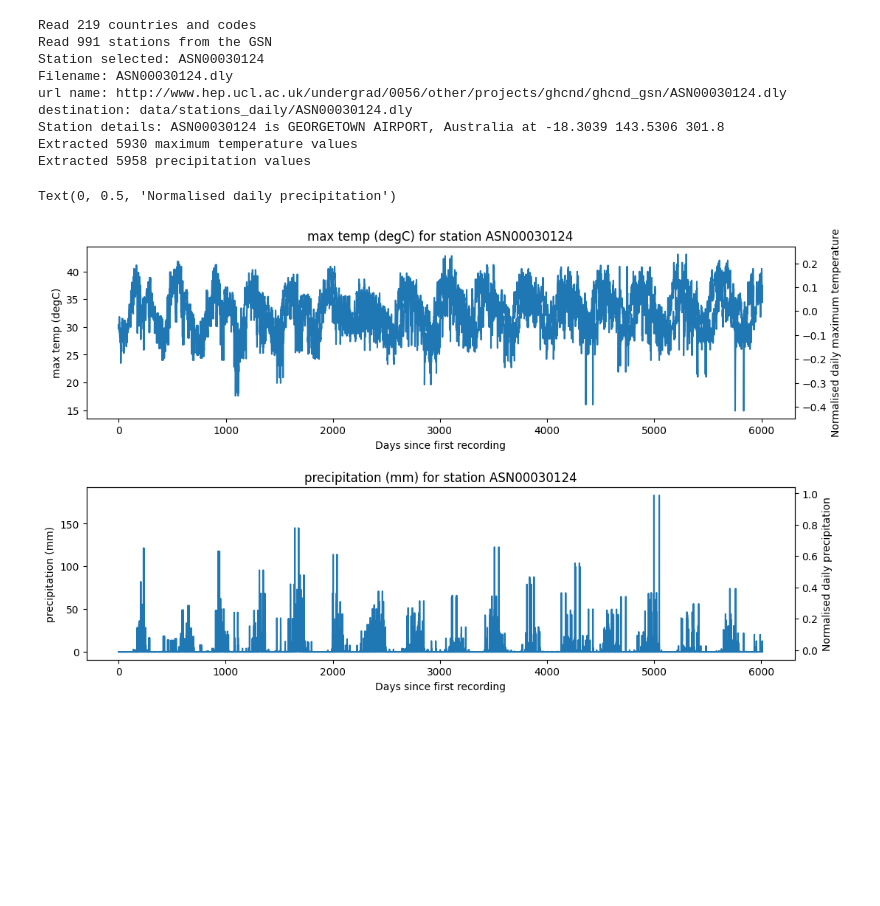
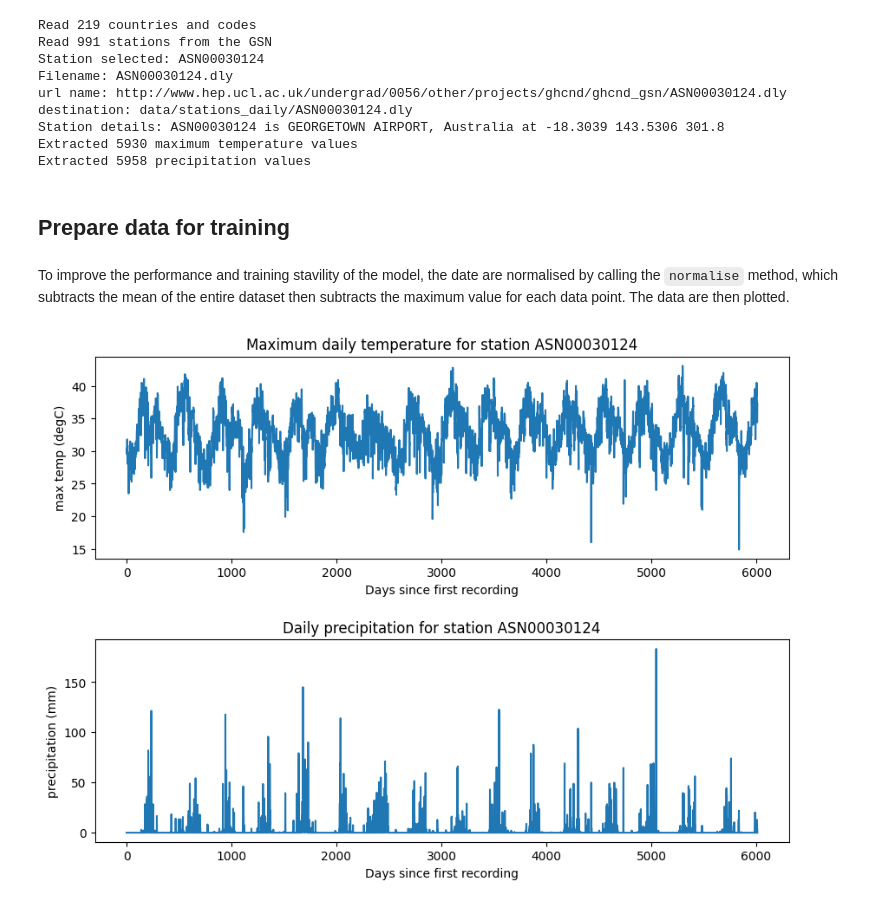
Before and after one commit to rhtweedie/ghcnd_ml, a Jupyter notebook: RNN_multi_var.ipynb, the cells around one changed output. Saved outputs shown, nothing was run; the diff lists cells and outputs as text; code cells hidden in the pictures; blank space fills up the shorter version.

```diff
--- a/RNN_multi_var.ipynb
+++ b/RNN_multi_var.ipynb
@@ -101,40 +109,37 @@ destination: data/stations_daily/ASN00030124.dly
 Station details: ASN00030124 is GEORGETOWN AIRPORT, Australia at -18.3039 143.5306 301.8
 Extracted 5930 maximum temperature values
 Extracted 5958 precipitation values
+# %% [markdown]
+## Prepare data for training
+# %% [markdown]
+To improve the performance and training stavility of the model, the date are normalised by calling the `normalise` method, which subtracts the mean of the entire dataset then subtracts the maximum value for each data point. The data are then plotted.
 # %%
 # normalise data, and save means and maximums for later use
 tmax_normalised = tmax.normalise(tmax_vals)
 tmax_mean = np.mean(tmax_vals)
 tmax_max = np.max(tmax_vals)
 prcp_normalised = prcp.normalise(prcp_vals)
 prcp_mean = np.mean(prcp_vals)
 prcp_max = np.max(prcp_vals)
 
 # plot means and normalised means
-fig, ax = plt.subplots(2, 1, figsize = (12, 7))
+fig, ax = plt.subplots(2, 1, figsize = (10, 7))
 plt.subplots_adjust(left=0.1,
                     bottom=0.1,
                     right=0.9,
                     top=0.9,
                     wspace=0.4,
                     hspace=0.4)
 ax[0].plot(tmax_dates, tmax_vals)
 ax[0].set_xlabel("Days since first recording")
 ax[0].set_ylabel(f"{tmax.get_label()}")
-ax[0].set_title(f"{tmax.get_label()} for station {station}")
-ax2 = ax[0].twinx()
-ax2.plot(tmax_normalised)
-ax2.set_ylabel("Normalised daily maximum temperature")
+ax[0].set_title(f"Maximum daily temperature for station {station}")
 
 ax[1].plot(prcp_dates, prcp_vals)
 ax[1].set_xlabel("Days since first recording")
 ax[1].set_ylabel(f"{prcp.get_label()}")
-ax[1].set_title(f"{prcp.get_label()} for station {station}")
-ax2 = ax[1].twinx()
-ax2.plot(prcp_normalised)
-ax2.set_ylabel("Normalised daily precipitation")
+ax[1].set_title(f"Daily precipitation for station {station}")
 
 plt.savefig('figures/weather_input_data.svg', format = 'svg')
 # %% [output]
-Text(0, 0.5, 'Normalised daily precipitation')
-[figure, old version]
+[figure, new version]
```
Also changed, not shown: parts of 20 cells of this notebook.
